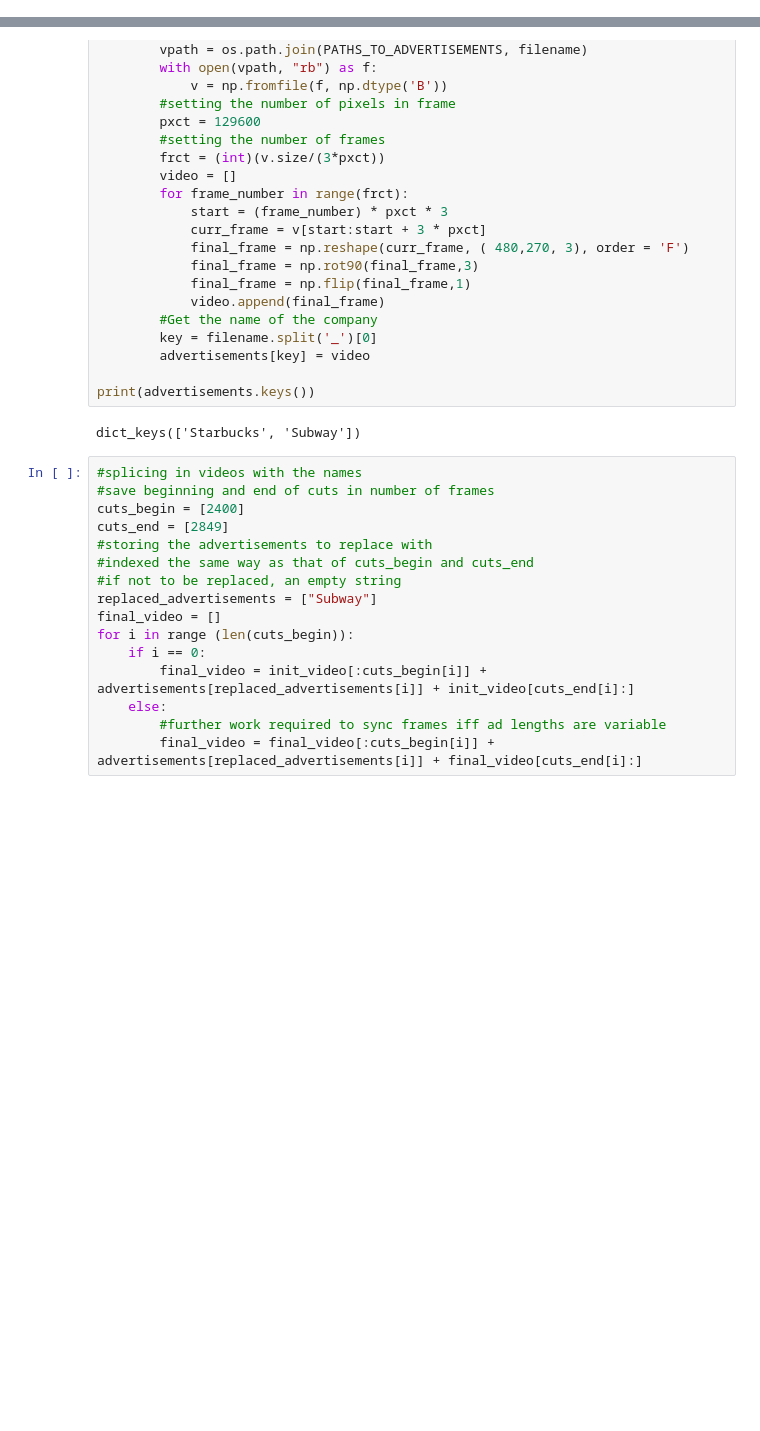
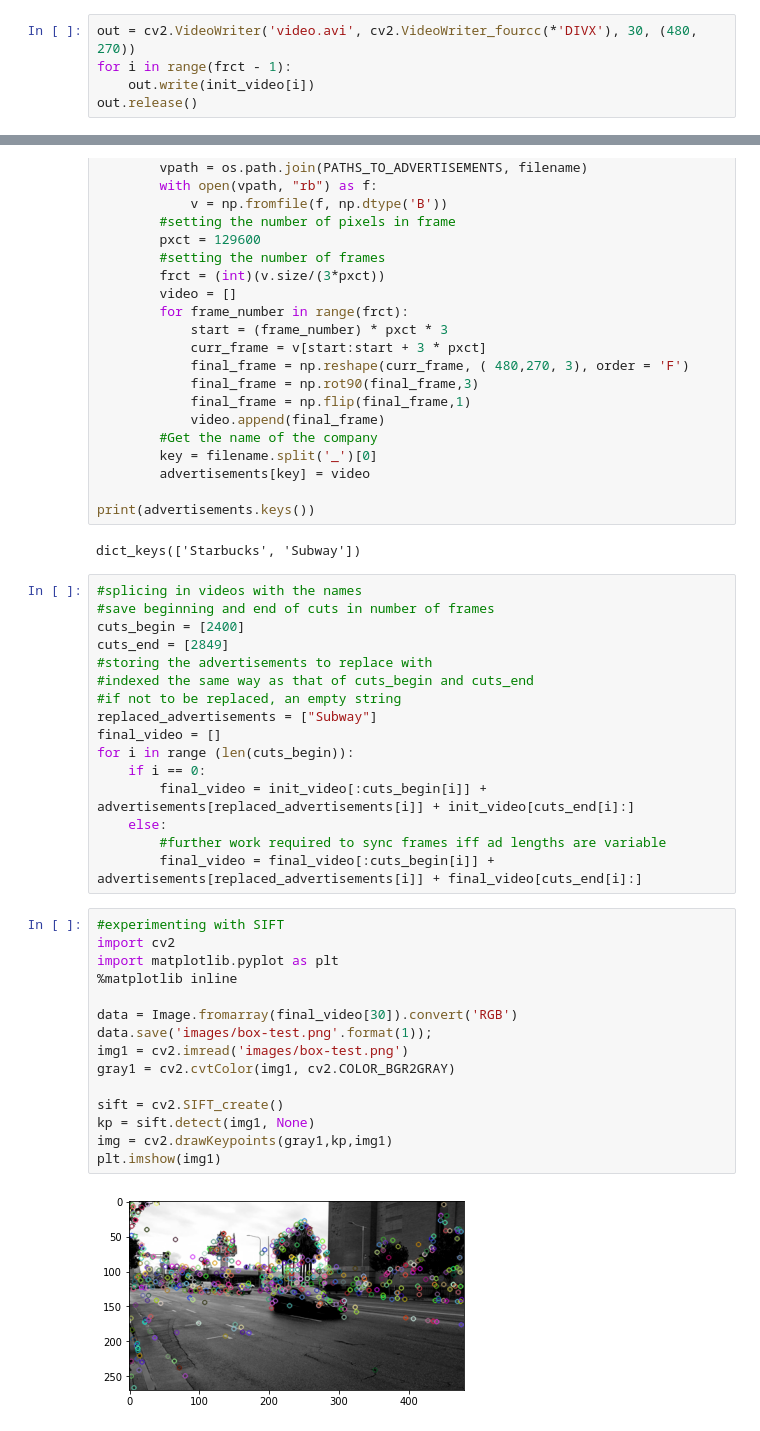
Before and after one commit to lindseywingate/fp, a Jupyter notebook: Part 2.ipynb, the cells around one changed output, grey strips where cells are left out. Drawn from its saved outputs; the diff is of its cells as text; blank space fills up the shorter version.

Commit message:
SIFT detects key points in the image

```diff
--- a/Part 2.ipynb
+++ b/Part 2.ipynb
@@ -34,3 +34,8 @@ cuts_end = []
 #indexed the same way as that of cuts_begin and cuts_end
 #if not to be replaced, a blank line
 replaced_advertisements = []
+# %%
+out = cv2.VideoWriter('video.avi', cv2.VideoWriter_fourcc(*'DIVX'), 30, (480, 270))
+for i in range(frct - 1):
+    out.write(init_video[i])
+out.release()
@@ -105,6 +116,23 @@ for i in range (len(cuts_begin)):
     else:
         #further work required to sync frames iff ad lengths are variable
         final_video = final_video[:cuts_begin[i]] + advertisements[replaced_advertisements[i]] + final_video[cuts_end[i]:]
+# %%
+#experimenting with SIFT
+import cv2
+import matplotlib.pyplot as plt
+%matplotlib inline
+
+data = Image.fromarray(final_video[30]).convert('RGB')
+data.save('images/box-test.png'.format(1));
+img1 = cv2.imread('images/box-test.png')
+gray1 = cv2.cvtColor(img1, cv2.COLOR_BGR2GRAY)
+
+sift = cv2.SIFT_create()
+kp = sift.detect(img1, None)
+img = cv2.drawKeypoints(gray1,kp,img1)
+plt.imshow(img1)
+# %% [output]
+[figure, added]
 # %%
 #create the video
 #file path, format, frames per second, width and height
```
Also changed, not shown: parts of 3 cells of this notebook.
